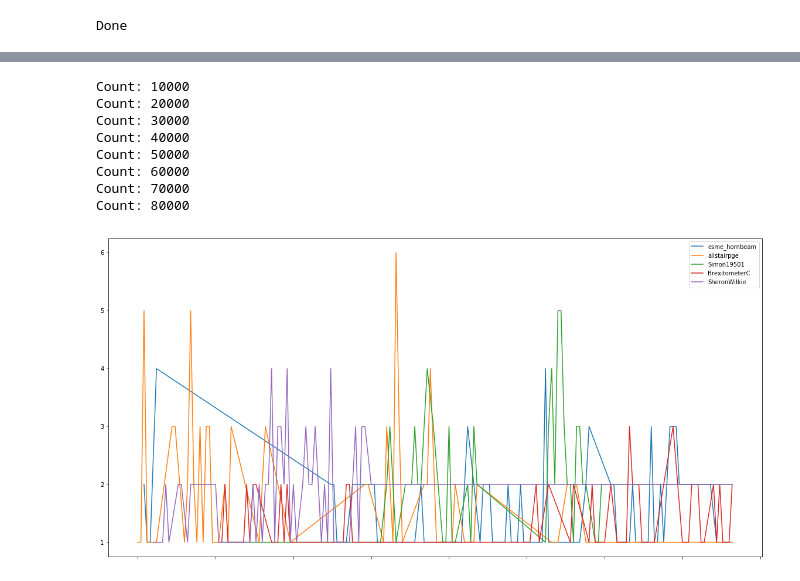
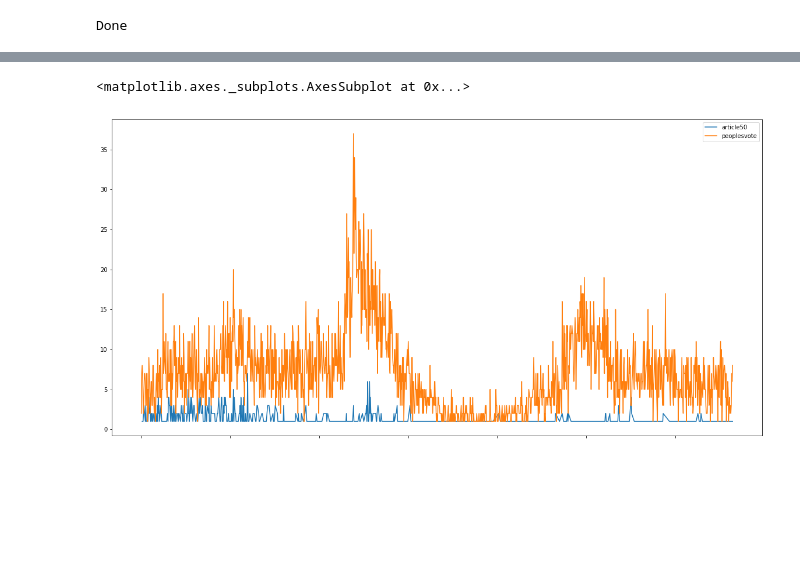
Before and after one commit to r0zetta/twitter_analysis_tools, a Jupyter notebook: gatherer_analysis.ipynb, the cells around one changed output, grey strips where cells are left out. Saved outputs shown, nothing was run; the diff lists cells and outputs as text; code cells hidden in the pictures; blank space fills up the shorter version.

```diff
--- a/gatherer_analysis.ipynb
+++ b/gatherer_analysis.ipynb
@@ -477,13 +183,10 @@ Count: 80000
+# %%
+p = plot_hashtag_trends(raw_data, ["article50", "peoplesvote"])
+p.plot(figsize=(20,10))
+# %% [output]
+<matplotlib.axes._subplots.AxesSubplot at 0x...>
+[figure, added]
 # %%
 u = [x for x, c in counters["users"].most_common(5)]
-print_user_trends(u)
+p = plot_user_trends(raw_data, u)
+p.plot(figsize=(20,10))
-# %% [output]
-Count: 10000
-Count: 20000
-Count: 30000
-Count: 40000
-Count: 50000
-Count: 60000
-Count: 70000
-Count: 80000
-[figure, removed]
```
Also changed, not shown: parts of 46 cells of this notebook, 1 other file.
